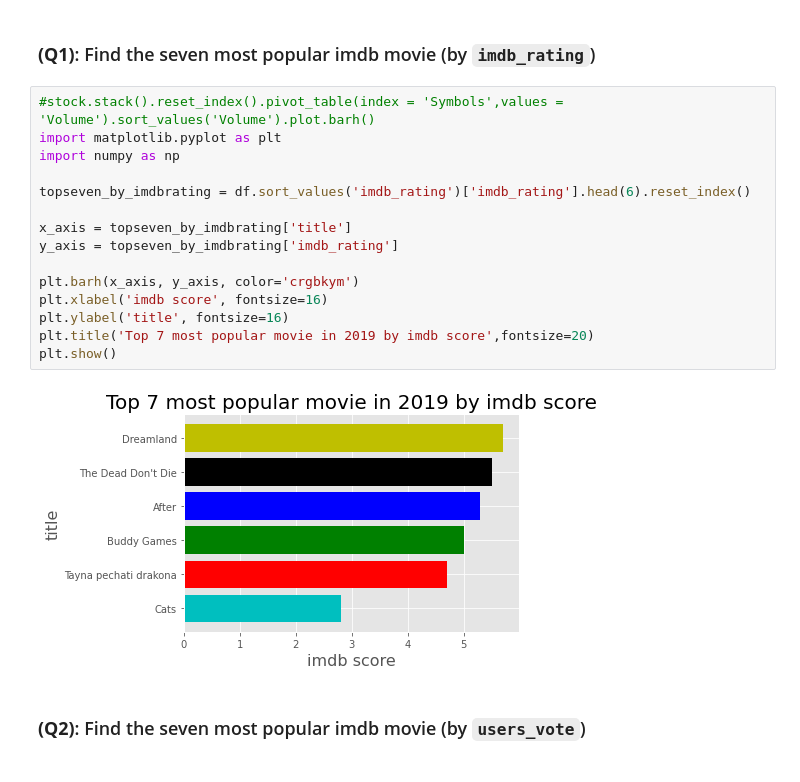
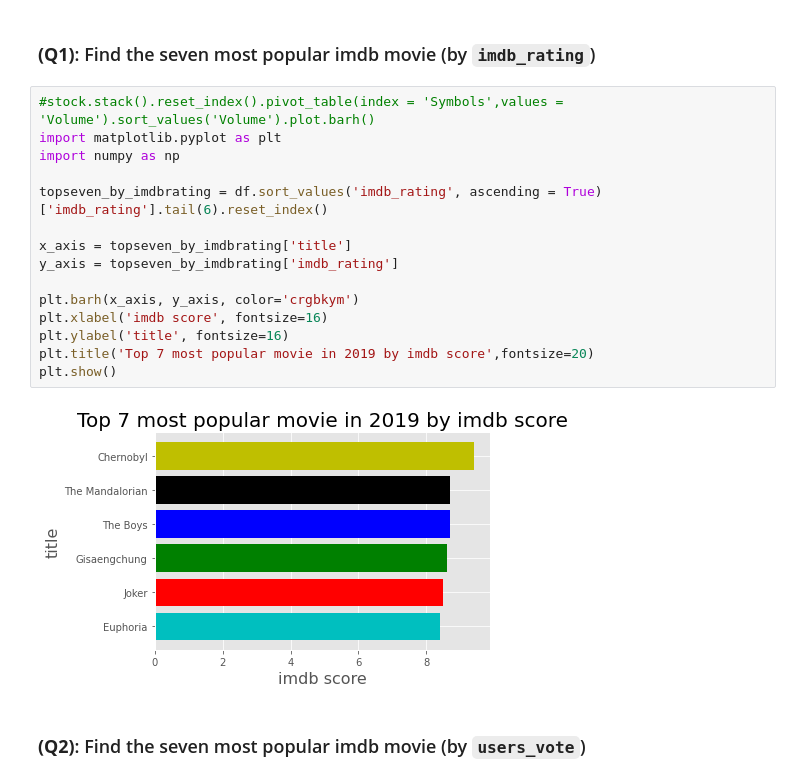
Before and after one commit to hsnHdyt/imdb_webscrap_dashboard_caps1, a Jupyter notebook: Notebook Skeleton Guide Capstone Beautiful Soup-checkpoint.ipynb, the cells around one changed output. Cells and saved outputs as stored; diff of their text form.

```diff
--- a/Notebook Skeleton Guide Capstone Beautiful Soup-checkpoint.ipynb
+++ b/Notebook Skeleton Guide Capstone Beautiful Soup-checkpoint.ipynb
@@ -217,20 +217,20 @@ First you can do start with making the data visualisation.
 # %%
 #stock.stack().reset_index().pivot_table(index = 'Symbols',values = 'Volume').sort_values('Volume').plot.barh()
 import matplotlib.pyplot as plt
 import numpy as np
 
-topseven_by_imdbrating = df.sort_values('imdb_rating')['imdb_rating'].head(6).reset_index()
+topseven_by_imdbrating = df.sort_values('imdb_rating', ascending = True)['imdb_rating'].tail(6).reset_index()
 
 x_axis = topseven_by_imdbrating['title']
 y_axis = topseven_by_imdbrating['imdb_rating']
 
 plt.barh(x_axis, y_axis, color='crgbkym')
 plt.xlabel('imdb score', fontsize=16)
 plt.ylabel('title', fontsize=16)
 plt.title('Top 7 most popular movie in 2019 by imdb score',fontsize=20)
 plt.show()
 # %% [output]
-[figure, old version]
+[figure, new version]
 # %% [markdown]
 ### **(Q2)**: Find the seven most popular imdb movie (by `users_vote`)
 # %%
```
